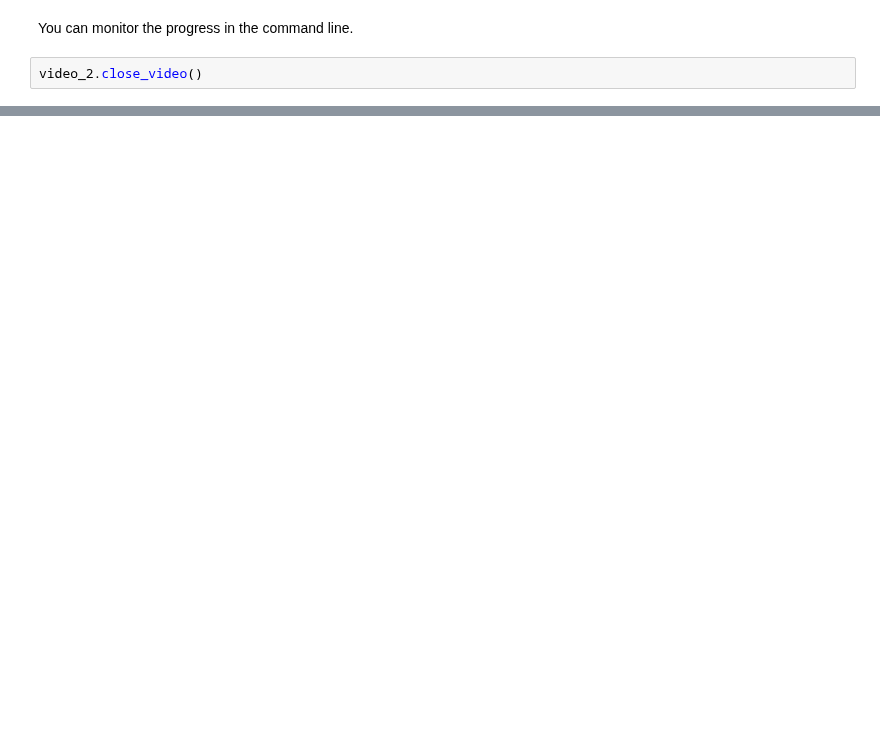
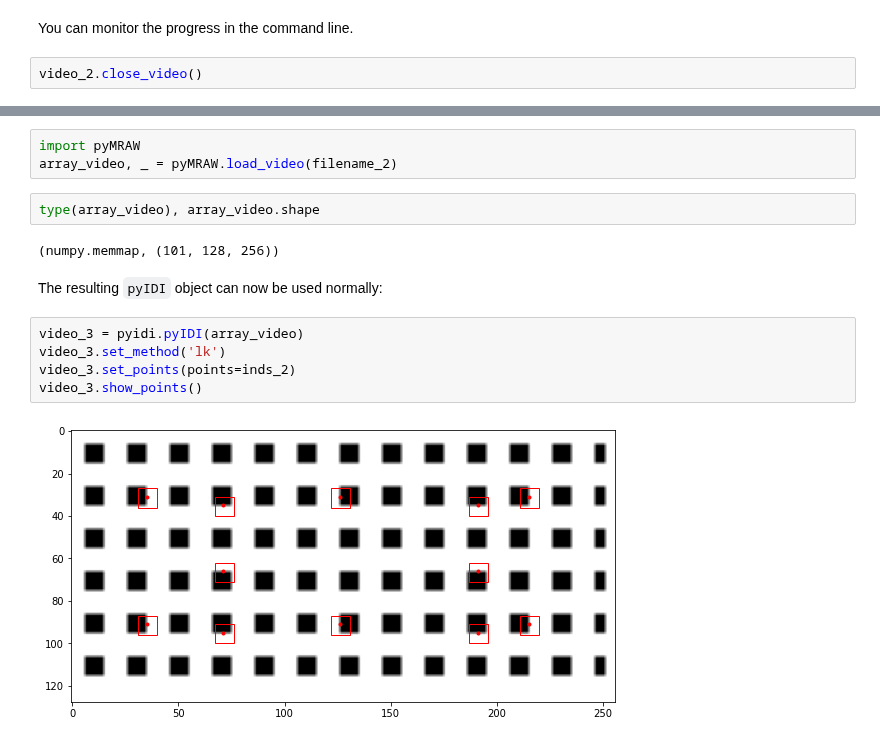
Before and after one commit to ladisk/pyidi, a Jupyter notebook: Showcase.ipynb, the cells around one changed output, grey strips where cells are left out. Drawn from its saved outputs; the diff is of its cells as text; blank space fills up the shorter version.

Commit message:
enable loading video from np.arrays with the 'lk' method

```diff
--- a/Showcase.ipynb
+++ b/Showcase.ipynb
@@ -255,0 +291,16 @@ video_2.close_video()
+# %%
+import pyMRAW
+array_video, _ = pyMRAW.load_video(filename_2)
+# %%
+type(array_video), array_video.shape
+# %% [output]
+(numpy.memmap, (101, 128, 256))
+# %% [markdown]
+The resulting `pyIDI` object can now be used normally:
+# %%
+video_3 = pyidi.pyIDI(array_video)
+video_3.set_method('lk')
+video_3.set_points(points=inds_2)
+video_3.show_points()
+# %% [output]
+[figure, added]
```
Also changed, not shown: parts of 12 cells of this notebook, 3 other files.
